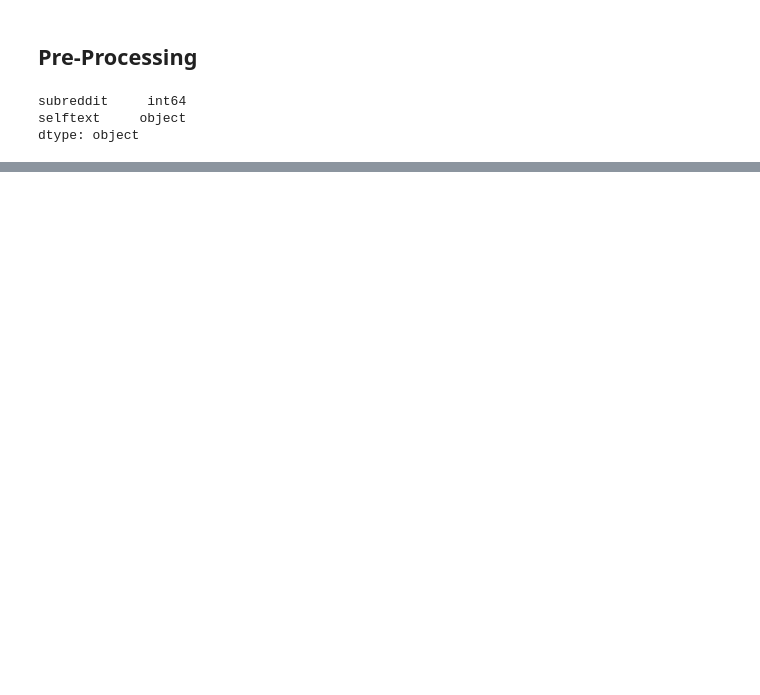
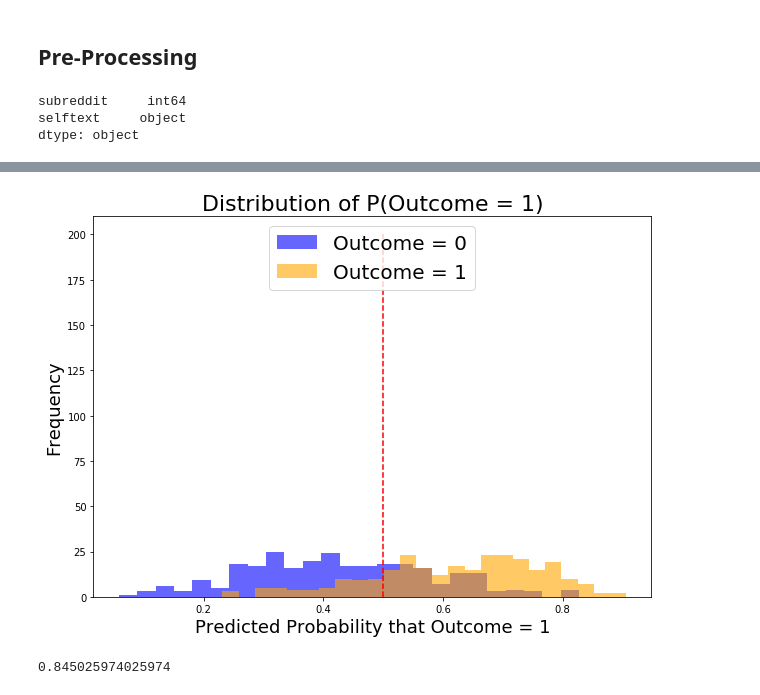
Before and after one commit to gabriel-jj/dsiprojects, a Jupyter notebook: project_3/Project 3.ipynb, the cells around one changed output, grey strips where cells are left out. Drawn from its saved outputs; the diff is of its cells as text; code cells hidden in the pictures; blank space fills up the shorter version.

```diff
--- a/project_3/Project 3.ipynb
+++ b/project_3/Project 3.ipynb
@@ -430,0 +341,2 @@ The TfidfVectorizer scores the same as CountVectorizer of 98%
+# %%
+pipe_clf = make_pipeline(vec,clf)
@@ -430,0 +870,7 @@ The TfidfVectorizer scores the same as CountVectorizer of 98%
+# %%
+pred_proba_lr = [i[1] for i in gs_tfid_model.predict_proba(X_test_clean)]
+
+pred_df_lr = pd.DataFrame({'true_values': y_test,
+                        'pred_probs' : pred_proba_lr})
+
+pred_df_lr.head()
@@ -430,0 +884,51 @@ The TfidfVectorizer scores the same as CountVectorizer of 98%
+# %%
+#Create figure.
+plt.figure(figsize = (10,7))
+
+# Create two histograms of observations.
+plt.hist(pred_df[pred_df_lr['true_values'] == 0]['pred_probs'],
+         bins = 25,
+         color = 'b',
+         alpha = 0.6,
+         label = 'Outcome = 0')
+plt.hist(pred_df[pred_df_lr['true_values'] == 1]['pred_probs'],
+         bins = 25,
+         color = 'orange',
+         alpha = 0.6,
+         label = 'Outcome = 1')
+
+# Add vertical line at P(Outcome = 1) = 0.5.
+plt.vlines(x = 0.5,
+           ymin = 0,
+           ymax = 200,
+           color = 'r',
+           linestyle = '--')
+
+# Add annotations for TN, FN, TP, FP.
+plt.annotate(xy = (0.00, 50),
+             s = 'TN',
+             size = 20)
+
+plt.annotate(xy = (0.01, 10),
+             s = 'FN',
+             size = 20)
+
+plt.annotate(xy = (0.95, 50),
+             s = 'TP',
+             size = 20)
+
+# Label axes.
+plt.title('Distribution of P(Outcome = 1)', fontsize = 22)
+plt.ylabel('Frequency', fontsize = 18)
+plt.xlabel('Predicted Probability that Outcome = 1', fontsize = 18)
+
+# Create legend.
+plt.legend(fontsize = 20, loc='upper center');
+# %% [output]
+[figure, added]
+# %%
+# ROC score
+
+roc_auc_score(pred_df_lr['true_values'], pred_df_lr['pred_probs'])
+# %% [output]
+0.845025974025974
```
Also changed, not shown: parts of 122 cells of this notebook, 12 other files.
